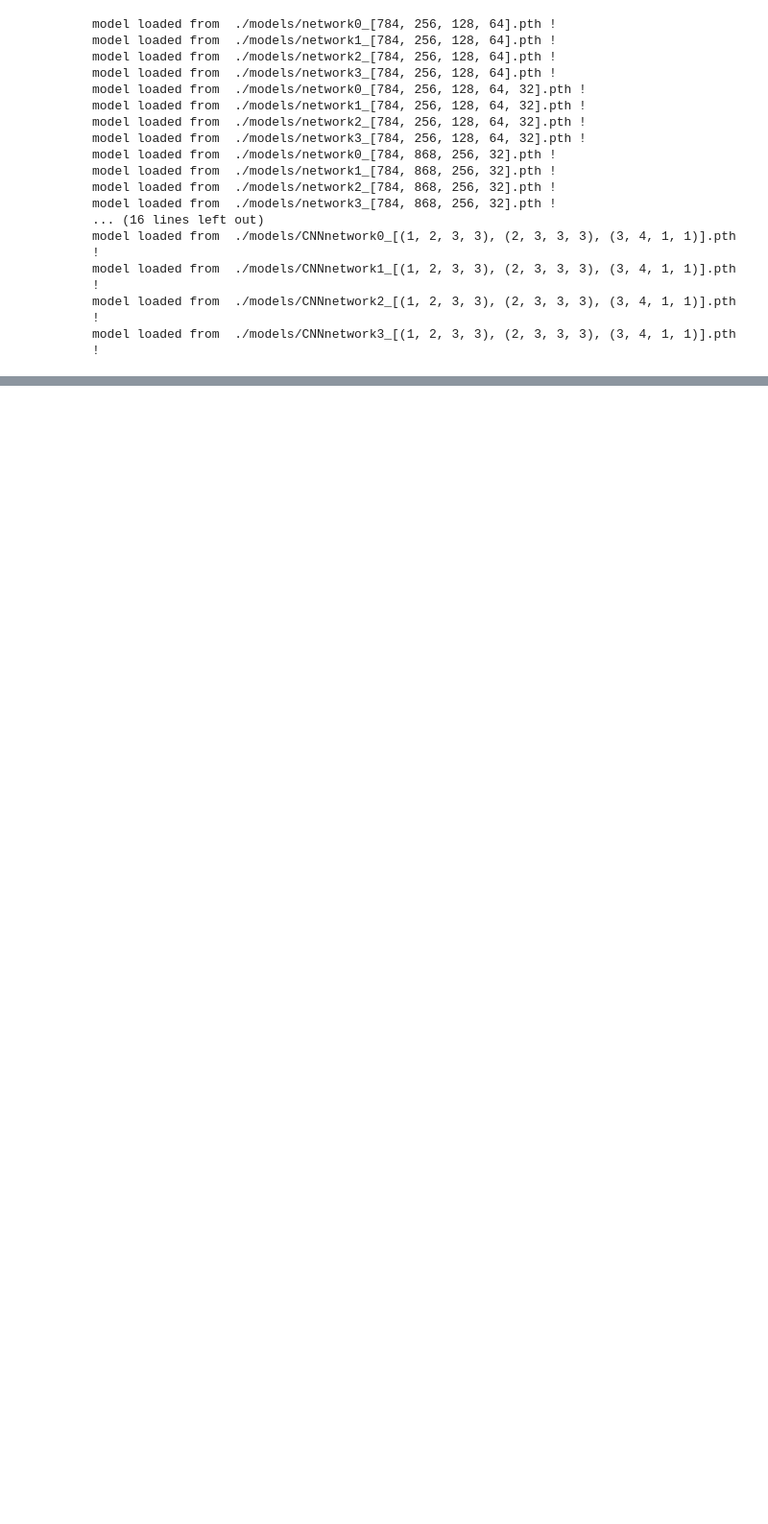
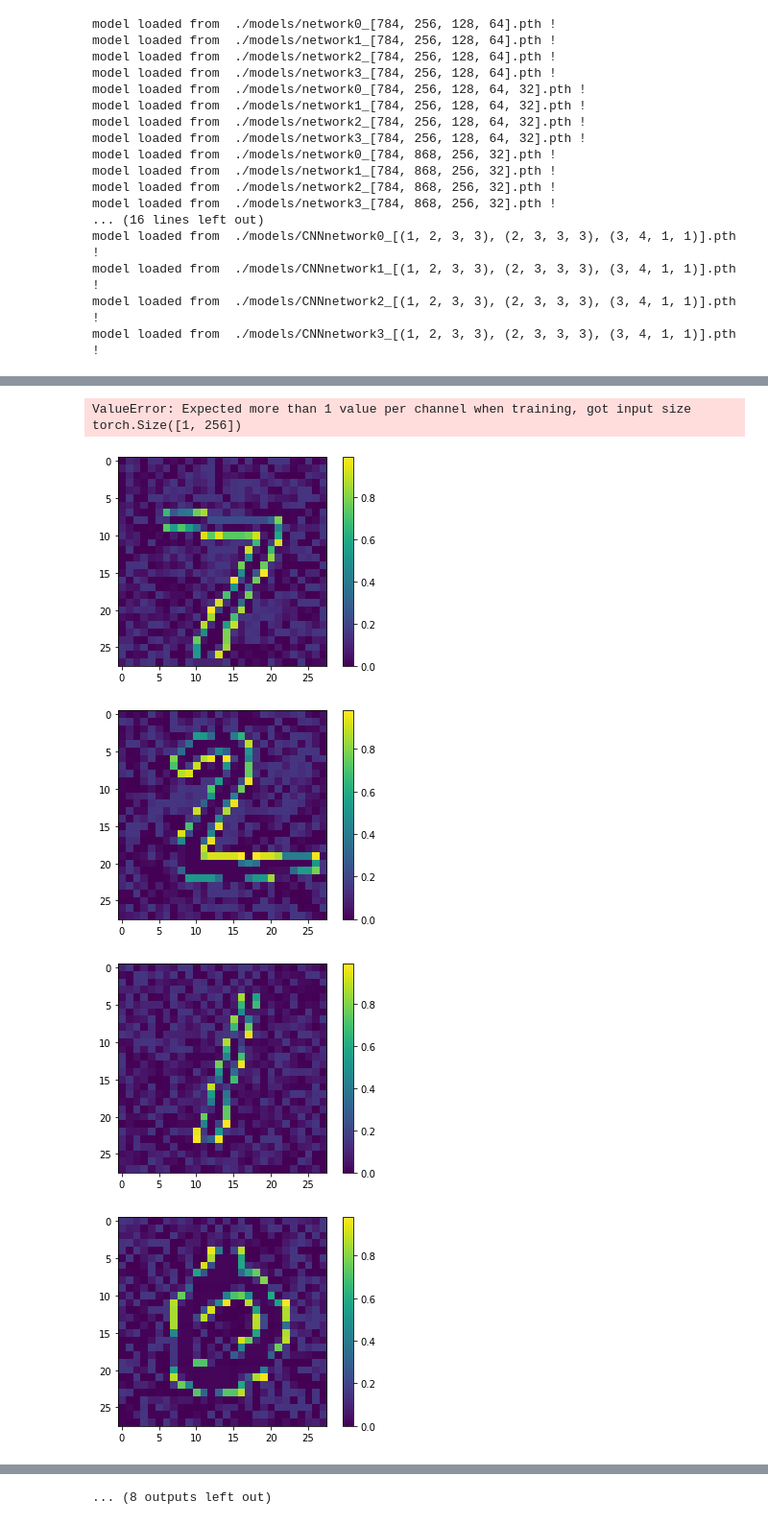
Before and after one commit to elacx/ML, a Jupyter notebook: lime_tests/model_similarity2.ipynb, the cells around one changed output, grey strips where cells are left out. Shown: that part at 96% size. Saved outputs shown, nothing was run; the diff lists cells and outputs as text; code cells hidden in the pictures; blank space fills up the shorter version.

Commit message:
new pred coding tests

```diff
--- a/lime_tests/model_similarity2.ipynb
+++ b/lime_tests/model_similarity2.ipynb
@@ -249,20 +246,20 @@ plt.show()
 3. plot x = average similarity and y = transferability
 '''
 
-point_exps = x_test[0:20].cpu().detach().numpy()
-points_attack = x_test[0:20]
-points_attack = points_attack.reshape(points_attack.shape[0],1,28,28)
+point_exps = x_test[0:20].reshape(-1,28*28).cpu().detach().numpy()
+points_attack = x_test[0:20].reshape(-1,28*28)
+#points_attack = points_attack.reshape(points_attack.shape[0],1,28,28)
 labels = y_test[0:20]
 all_exps = []
 adv_examps = []
-for i,net in enumerate(nets):
+for i,net in enumerate(nets_dnn):
     adversary_LinfPGD = LinfPGDAttack(
         net, loss_fn=nn.CrossEntropyLoss(reduction="sum"), eps=0.15,
         nb_iter=40, eps_iter=0.01, rand_init=True, clip_min=0.0, clip_max=1.0,
         targeted=False)
     pgd_advex = adversary_LinfPGD.perturb(points_attack)
     adv_examps.append(pgd_advex.cpu().detach().numpy())
-    model = CNN_model_wrap(net,dev=device).predict_proba
+    model = DNN_model_wrap(net,dev=device).predict_proba
     exps = []
     for point in point_exps:
         v,y_pred = exp_point(point_exp,tr_data,model,f_names,c_names)
@@ -315,3 +352,35 @@ for net1 in nets:
 build histogram? other type of plot?
 
 '''
+# %%
+img = torch.rand(1,784).to(device)
+net1(img)
+# %% [output]
+ValueError: Expected more than 1 value per channel when training, got input size torch.Size([1, 256])
+# %%
+net = nets_dnn[0]
+point_exps = x_test[0:500].reshape(-1,28*28).cpu().detach().numpy()
+adversary_LinfPGD = LinfPGDAttack(
+        net, loss_fn=nn.CrossEntropyLoss(reduction="sum"), eps=0.15,
+        nb_iter=40, eps_iter=0.01, rand_init=True, clip_min=0.0, clip_max=1.0,
+        targeted=False)
+pgd_advex = adversary_LinfPGD.perturb(points_attack)
+adv_examps = pgd_advex.cpu().detach().numpy()
+model = DNN_model_wrap(net,dev=device).predict_proba
+exps = []
+for point in point_exps:
+    v,y_pred = exp_point(point_exp,tr_data,model,f_names,c_names)
+    exps.append(v)
+# %%
+exps = np.array(exps)
+adv_perts = (pgd_advex-points_attack/255.).detach().cpu().numpy()
+for adv in adv_perts:
+    plt.figure()
+    plt.imshow(adv.reshape(28,28))
+    plt.colorbar()
+    plt.show()
+# %% [output]
+[figure, added]
+[figure, added]
+[figure, added]
+[figure, added]
@@ -317,0 +395 @@ build histogram? other type of plot?
+... (8 outputs left out)
```
Also changed, not shown: parts of 10 cells of this notebook, 4 other files.
